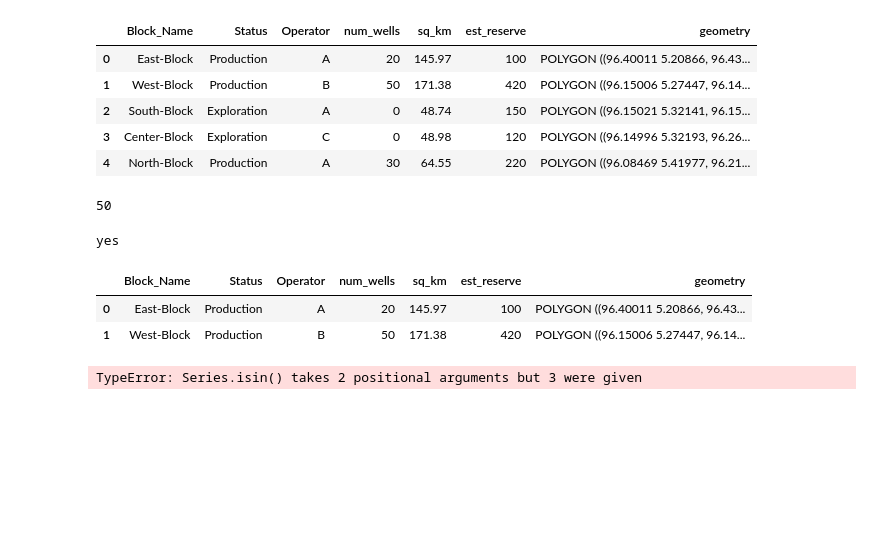
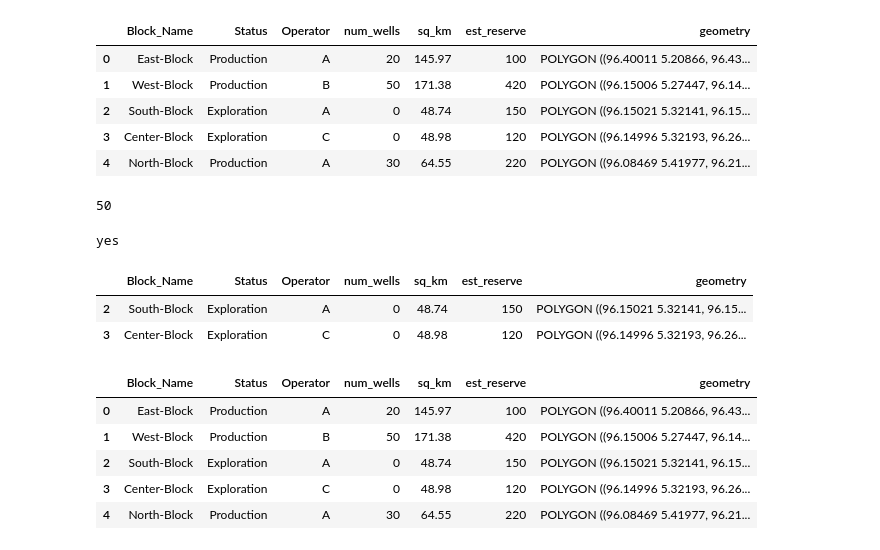
Before and after one commit to nrasif/Dash_Maps_App, a Jupyter notebook: testing.ipynb, the cells around one changed output. Cells and saved outputs as stored; diff of their text form; code cells hidden in the pictures; blank space fills up the shorter version.

```diff
--- a/testing.ipynb
+++ b/testing.ipynb
@@ -34,3 +160,5 @@ AttributeError: 'Series' object has no attribute 'value'
+# %%
+all_blocks['tooltip'] = 'Block Name: ' + all_blocks.Block_Name + '<BR> Status: ' + all_blocks.Status + '<BR> Operator: ' + all_blocks.Operator + '<BR> Number of Wells: ' + all_blocks.num_wells.astype(str) + '<BR> Area in Sq. Kilometers ' + all_blocks.sq_km.astype(str) + '<BR> Estimated Reserves in Million of Barrels: '+ all_blocks.est_reserve.astype(str)
 # %%
 layer_block = dl.GeoJSON(id='block',
                         data=json.loads(all_blocks.to_json()),
@@ -87,14 +215,18 @@ else:
     print('no')
 # %% [output]
 yes
+# %%
+all_blocks[(all_blocks['num_wells'].between(0,50)) & (all_blocks['sq_km'].between(48.74,171.38)) & (all_blocks['est_reserve'].between(100,420)) & (all_blocks['Status'].isin(['Exploration']))]
+# %% [output]
+|  | Block_Name | Status | Operator | num_wells | sq_km | est_reserve | geometry |
+| 2 | South-Block | Exploration | A | 0 | 48.74 | 150 | POLYGON ((96.15021 5.32141, 96.15... |
+| 3 | Center-Block | Exploration | C | 0 | 48.98 | 120 | POLYGON ((96.14996 5.32193, 96.26... |
 # %%
-all_blocks[all_blocks['num_wells'].isin([0,50])]
+all_blocks[all_blocks['num_wells'].between(0,50)]
 # %% [output]
 |  | Block_Name | Status | Operator | num_wells | sq_km | est_reserve | geometry |
 | 0 | East-Block | Production | A | 20 | 145.97 | 100 | POLYGON ((96.40011 5.20866, 96.43... |
 | 1 | West-Block | Production | B | 50 | 171.38 | 420 | POLYGON ((96.15006 5.27447, 96.14... |
+| 2 | South-Block | Exploration | A | 0 | 48.74 | 150 | POLYGON ((96.15021 5.32141, 96.15... |
+| 3 | Center-Block | Exploration | C | 0 | 48.98 | 120 | POLYGON ((96.14996 5.32193, 96.26... |
+| 4 | North-Block | Production | A | 30 | 64.55 | 220 | POLYGON ((96.08469 5.41977, 96.21... |
-# %%
-df_block = all_blocks[(all_blocks['num_wells'].isin(20,50))]
-                    #   & (all_blocks['sq_km'].isin(145.97, 171.38)) & (all_blocks['est_reserve'].isin(100, 420))]
-# %% [output]
-TypeError: Series.isin() takes 2 positional arguments but 3 were given
```
Also changed, not shown: parts of 18 cells of this notebook, 1 other file.
